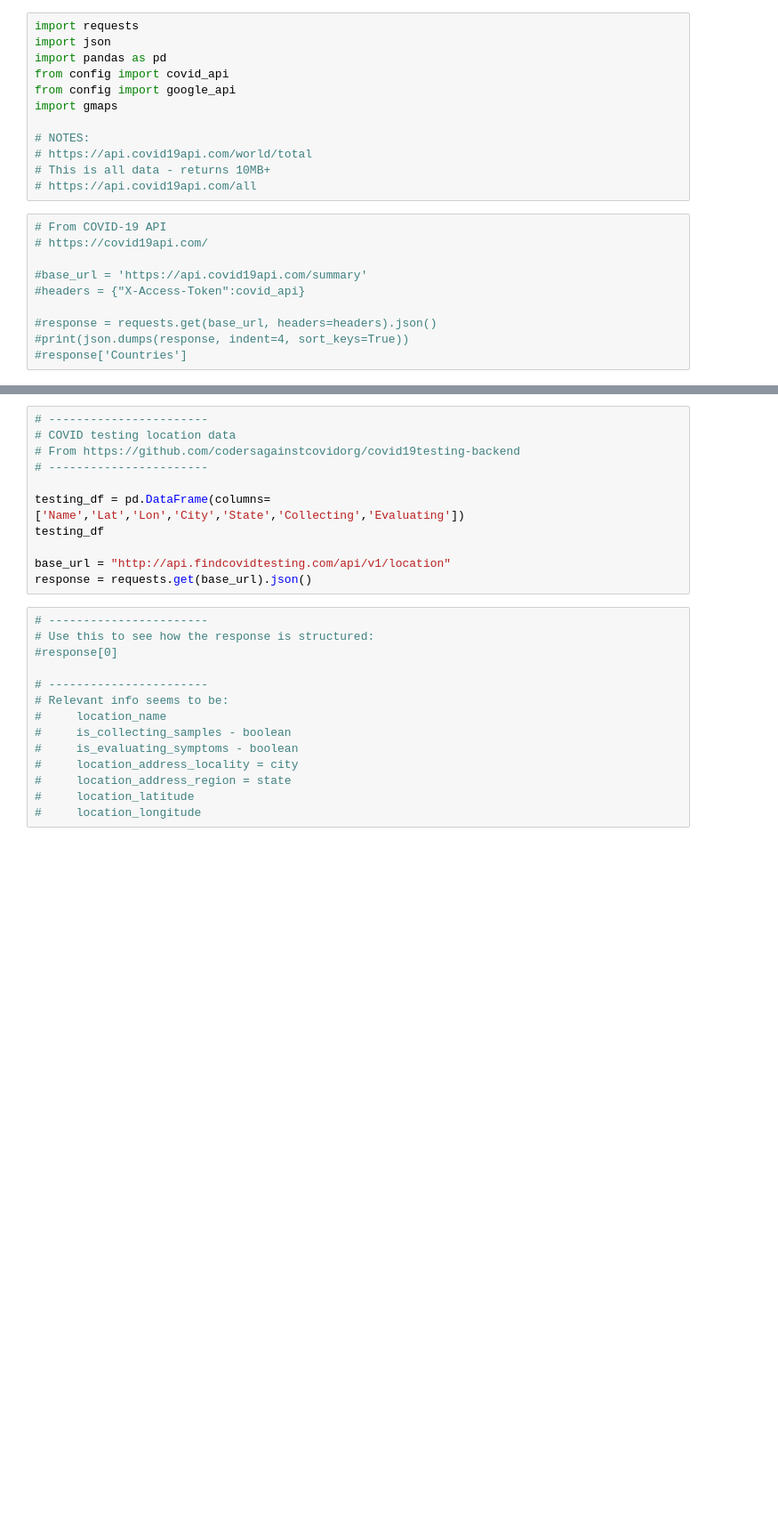
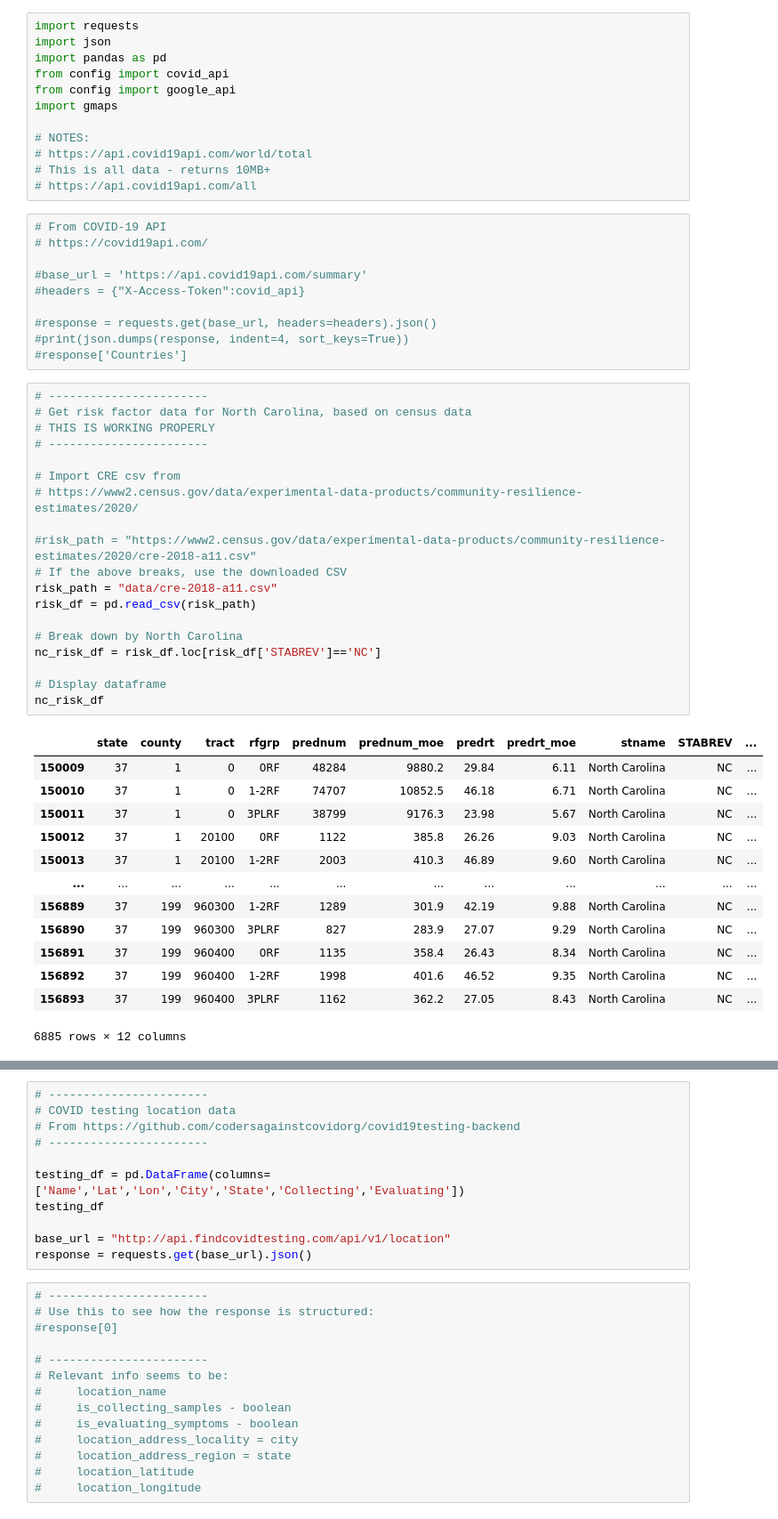
Before and after one commit to colbyhoke/project_1, a Jupyter notebook: covidapi.ipynb, the cells around one changed output, grey strips where cells are left out. Shown at 89% size. Cells and saved outputs as stored; diff of their text form; blank space fills up the shorter version.

```diff
--- a/covidapi.ipynb
+++ b/covidapi.ipynb
@@ -20,3 +20,36 @@ import gmaps
 #response = requests.get(base_url, headers=headers).json()
 #print(json.dumps(response, indent=4, sort_keys=True))
 #response['Countries']
+# %%
+# -----------------------
+# Get risk factor data for North Carolina, based on census data
+# THIS IS WORKING PROPERLY
+# -----------------------
+
+# Import CRE csv from
+# https://www2.census.gov/data/experimental-data-products/community-resilience-estimates/2020/
+
+#risk_path = "https://www2.census.gov/data/experimental-data-products/community-resilience-estimates/2020/cre-2018-a11.csv"
+# If the above breaks, use the downloaded CSV
+risk_path = "data/cre-2018-a11.csv"
+risk_df = pd.read_csv(risk_path)
+
+# Break down by North Carolina
+nc_risk_df = risk_df.loc[risk_df['STABREV']=='NC']
+
+# Display dataframe
+nc_risk_df
+# %% [output]
+|  | state | county | tract | rfgrp | prednum | prednum_moe | predrt | predrt_moe | stname | STABREV | ... |
+| 150009 | 37 | 1 | 0 | 0RF | 48284 | 9880.2 | 29.84 | 6.11 | North Carolina | NC | ... |
+| 150010 | 37 | 1 | 0 | 1-2RF | 74707 | 10852.5 | 46.18 | 6.71 | North Carolina | NC | ... |
+| 150011 | 37 | 1 | 0 | 3PLRF | 38799 | 9176.3 | 23.98 | 5.67 | North Carolina | NC | ... |
+| 150012 | 37 | 1 | 20100 | 0RF | 1122 | 385.8 | 26.26 | 9.03 | North Carolina | NC | ... |
+| 150013 | 37 | 1 | 20100 | 1-2RF | 2003 | 410.3 | 46.89 | 9.60 | North Carolina | NC | ... |
+| ... | ... | ... | ... | ... | ... | ... | ... | ... | ... | ... | ... |
+| 156889 | 37 | 199 | 960300 | 1-2RF | 1289 | 301.9 | 42.19 | 9.88 | North Carolina | NC | ... |
+| 156890 | 37 | 199 | 960300 | 3PLRF | 827 | 283.9 | 27.07 | 9.29 | North Carolina | NC | ... |
+| 156891 | 37 | 199 | 960400 | 0RF | 1135 | 358.4 | 26.43 | 8.34 | North Carolina | NC | ... |
+| 156892 | 37 | 199 | 960400 | 1-2RF | 1998 | 401.6 | 46.52 | 9.35 | North Carolina | NC | ... |
+| 156893 | 37 | 199 | 960400 | 3PLRF | 1162 | 362.2 | 27.05 | 8.43 | North Carolina | NC | ... |
+6885 rows × 12 columns
```
Also changed, not shown: parts of 11 cells of this notebook.
